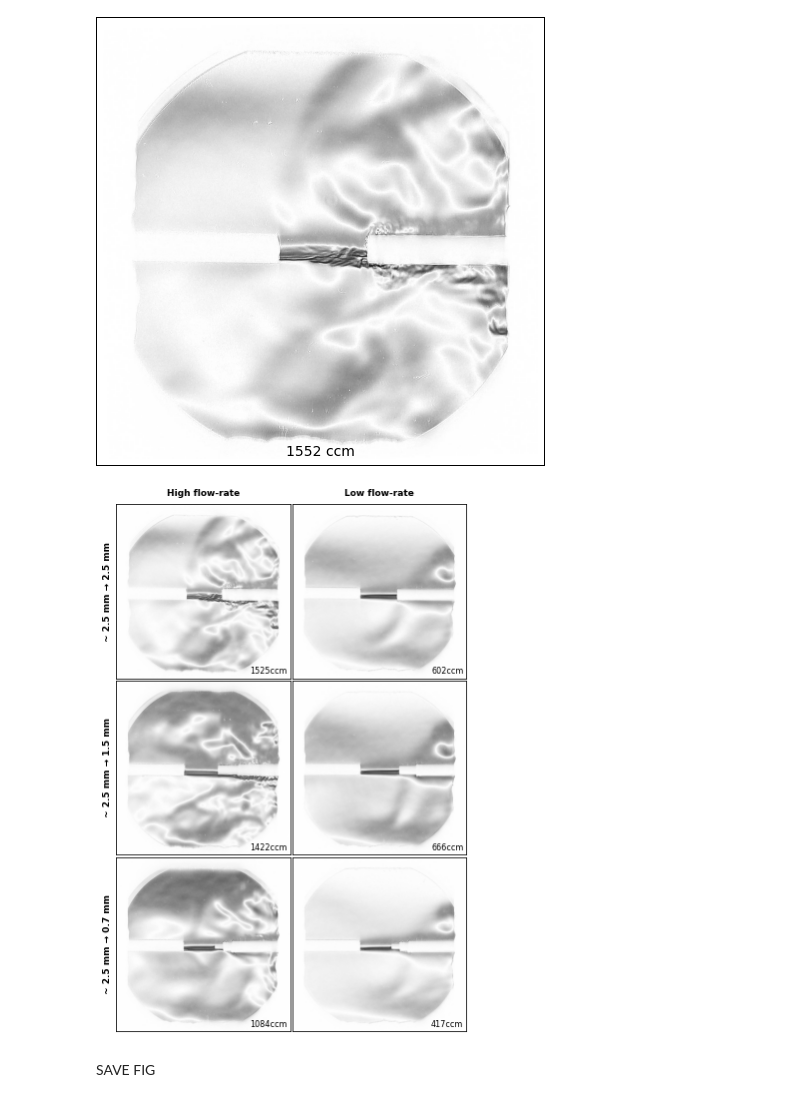
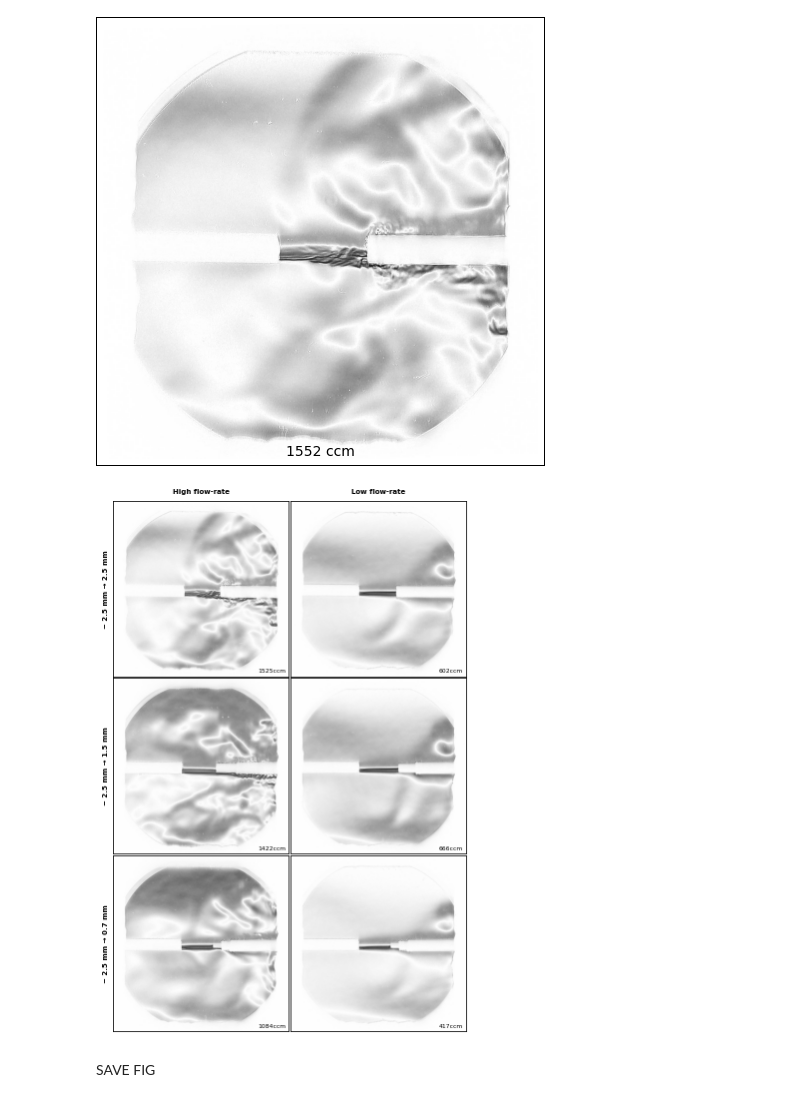
Before and after one commit to charlies-b/schlieren-image-processing, a Jupyter notebook: _fig2_large2small-nozzle.ipynb, the cells around one changed output. Saved outputs shown, nothing was run; the diff lists cells and outputs as text; code cells hidden in the pictures.

```diff
--- a/_fig2_large2small-nozzle.ipynb
+++ b/_fig2_large2small-nozzle.ipynb
@@ -75,43 +75,43 @@ def make_figure(frames, data_labels): # on scale 0-255! returns plt
 
     font_axes = {
         'weight' : 'bold',
-        'size'   : 9,
+        'size'   : 7,
         'horizontalalignment': 'center',
         'verticalalignment' : 'bottom'
        }
     font_labels = {
-        'size'   : 8,
+        'size'   : 6,
         'horizontalalignment': 'right',
         'verticalalignment' : 'bottom'
        }
     label_coords = (1475, 1475)
     fig, axes = plt.subplots(3,2)
     for ii, ax in enumerate(axes.flat): # put frames
         ax.imshow(frames[ii], cmap= 'gray', vmin=0, vmax=255)
         ax.text(label_coords[0], label_coords[1], data_labels[ii], fontdict = font_labels)
     fig.set_size_inches(5.3,7.9) # a4 fit
 
     for ax in axes.flat: # remove axes px values
         ax.set_xticks([])
         ax.set_yticks([])
 
     # column titles
     axes[0,0].set_title(COL_TITLES[0], fontdict = font_axes)
     axes[0,1].set_title(COL_TITLES[1], fontdict = font_axes)
 
     # row titles
     axes[0,0].set_ylabel(ROW_TITLES[0], fontdict = font_axes)
     axes[1,0].set_ylabel(ROW_TITLES[1], fontdict = font_axes)
     axes[2,0].set_ylabel(ROW_TITLES[2], fontdict = font_axes)
 
     plt.tight_layout(h_pad=0.01, w_pad=0.01)
     plt.subplots_adjust(wspace=0.01, hspace=0.01)
     fig.patch.set_facecolor('white')
     return plt
 
 make_figure(frames, data_labels).show()
 # %% [output]
-[figure, old version]
+[figure, new version]
 # %% [markdown]
 SAVE FIG
 # %%
```
Also changed, not shown: parts of 1 cell of this notebook, 4 other files.
